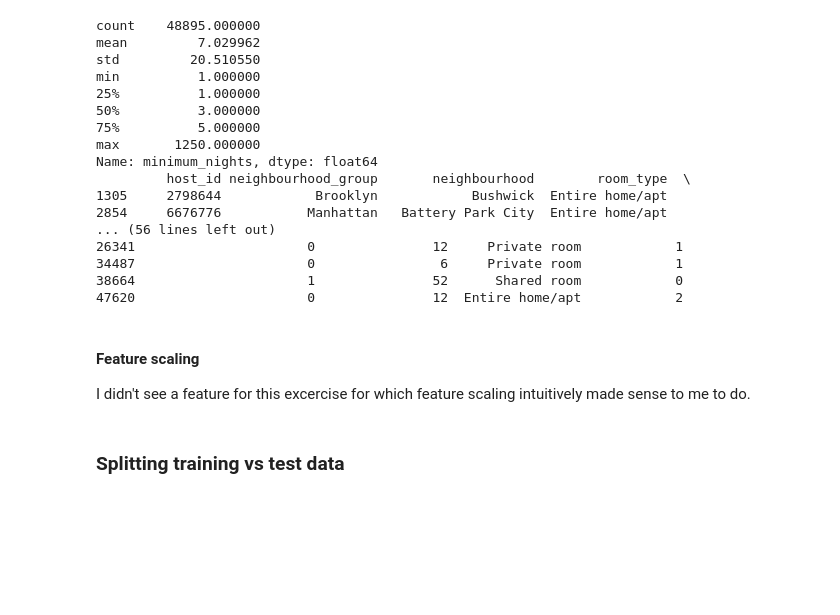
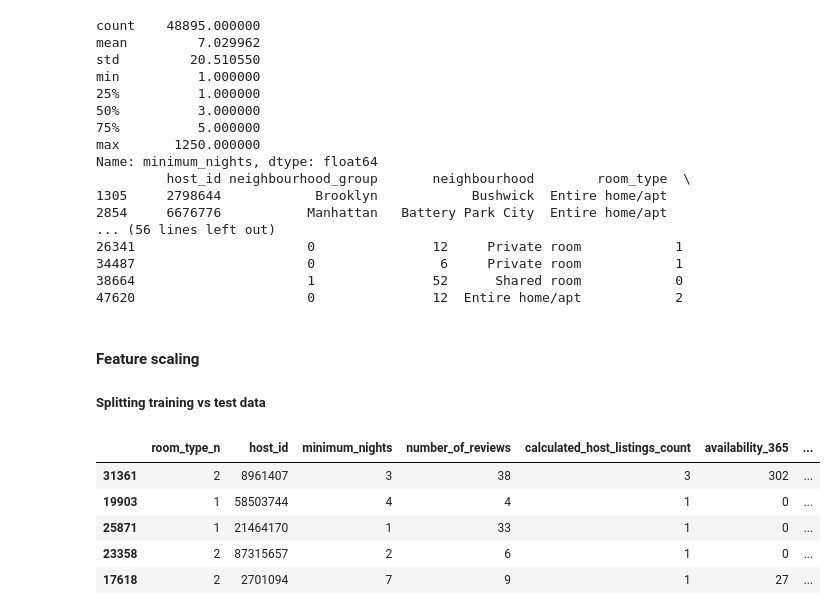
Before and after one commit to 4GeeksAcademy/machine-learning-python-template-NWinocur, a Jupyter notebook: src/explore.ipynb, the cells around one changed output. Cells and saved outputs as stored; diff of their text form; code cells hidden in the pictures; blank space fills up the shorter version.

```diff
--- a/src/explore.ipynb
+++ b/src/explore.ipynb
@@ -418,9 +418,11 @@ Maintain-eliminate-replace decisions: Most of these I'd keep.  The one exception
 # %%
 print(raw_data["minimum_nights"].describe())
 outlier_threshold_in_days = 365
-long_stays = raw_data.query("minimum_nights > outlier_threshold_in_days")
+long_stays = raw_data.query(f"minimum_nights > {outlier_threshold_in_days}")
 print(long_stays)
-raw_data = raw_data.query("minimum_nights <= outlier_threshold_in_days") # to drop the outlier rows
+raw_data = raw_data.query(
+    f"minimum_nights <= {outlier_threshold_in_days}"
+)  # to drop the outlier rows
 # %% [output]
 count    48895.000000
 mean         7.029962
@@ -439,33 +441,37 @@ Name: minimum_nights, dtype: float64
 34487                      0                6     Private room            1
 38664                      1               52      Shared room            0
 47620                      0               12  Entire home/apt            2
-# %% [markdown]
-#### Feature scaling
-I didn't see a feature for this excercise for which feature scaling intuitively made sense to me to do.
 # %% [markdown]
-### Splitting training vs test data
+#### Feature scaling
+##### Splitting training vs test data
 # %%
 from sklearn.model_selection import train_test_split
 
 num_variables = [
-    "price",
     "room_type_n",
     "host_id",
     "minimum_nights",
     "number_of_reviews",
     "calculated_host_listings_count",
     "availability_365",
     "neighbourhood_group_n",
     "neighbourhood_n",
 ]
 
 
 # We divide the dataset into training and test samples
 X = raw_data.drop("price", axis=1)[num_variables]
 y = raw_data["price"]
 
 X_train, X_test, y_train, y_test = train_test_split(
     X, y, test_size=0.2, random_state=42
 )
 
 X_train.head()
+# %% [output]
+|  | room_type_n | host_id | minimum_nights | number_of_reviews | calculated_host_listings_count | availability_365 | ... |
+| 31361 | 2 | 8961407 | 3 | 38 | 3 | 302 | ... |
+| 19903 | 1 | 58503744 | 4 | 4 | 1 | 0 | ... |
+| 25871 | 1 | 21464170 | 1 | 33 | 1 | 0 | ... |
+| 23358 | 2 | 87315657 | 2 | 6 | 1 | 0 | ... |
+| 17618 | 2 | 2701094 | 7 | 9 | 1 | 27 | ... |
```
Also changed, not shown: parts of 5 cells of this notebook.
